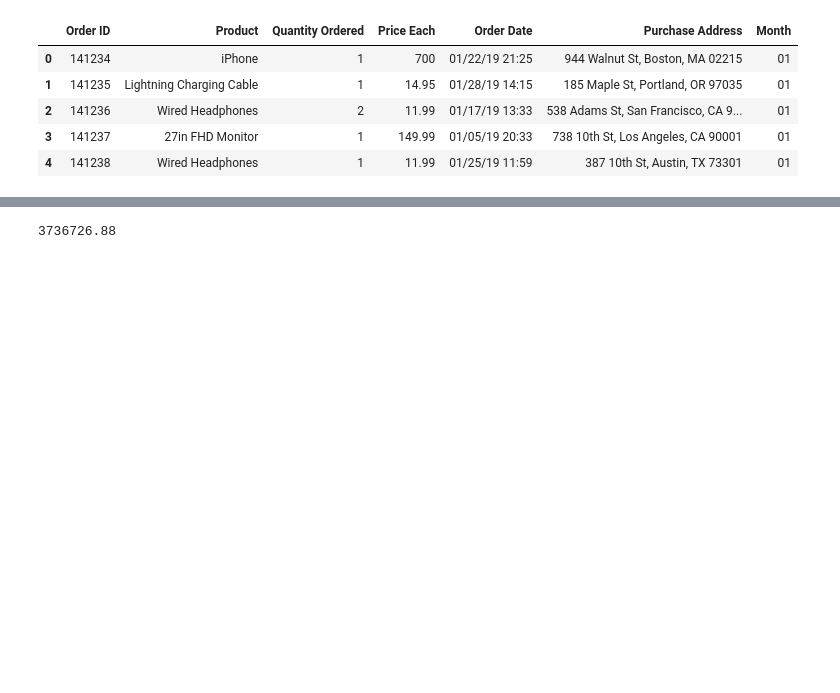
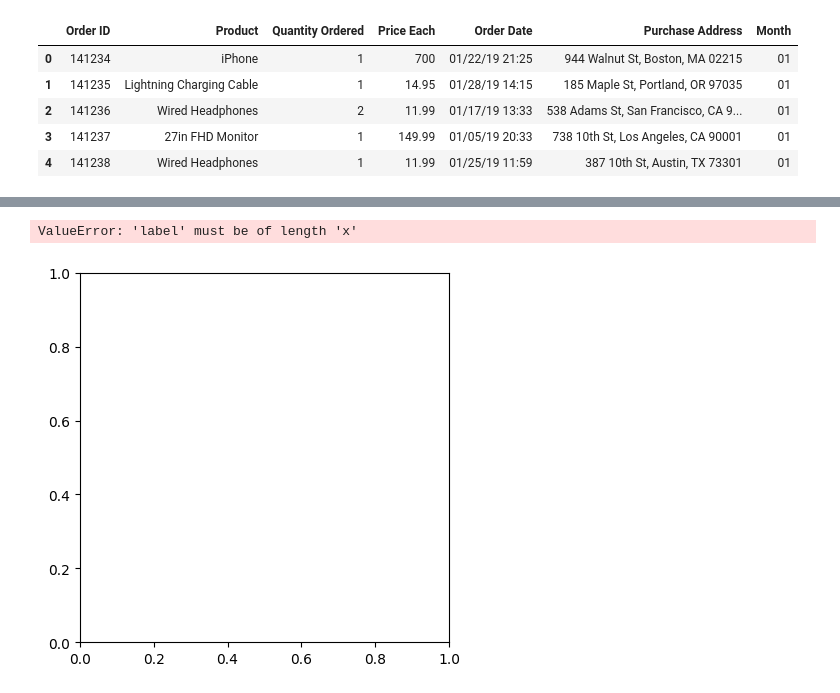
Before and after one commit to nguynlb/DataScience, a Jupyter notebook: Pandas/CommercialAnalytics.ipynb, the cells around one changed output, grey strips where cells are left out. Saved outputs shown, nothing was run; the diff lists cells and outputs as text; code cells hidden in the pictures; blank space fills up the shorter version.

```diff
--- a/Pandas/CommercialAnalytics.ipynb
+++ b/Pandas/CommercialAnalytics.ipynb
@@ -165,6 +165,6 @@ temp.head()
 | 3 | 141237 | 27in FHD Monitor | 1 | 149.99 | 149.99 | 01/05/19 20:33 | 738 10th St, Los Angeles, CA 90001 | 01 |
 | 4 | 141238 | Wired Headphones | 1 | 11.99 | 11.99 | 01/25/19 11:59 | 387 10th St, Austin, TX 73301 | 01 |
 # %%
-temp.groupby("Month").sum()["Sales"].max()
+Sales = temp.groupby("Month").sum()["Sales"]
-# %% [output]
-3736726.88
+# %%
+Month = [i for i in range(1, 13)]
@@ -170,0 +173,5 @@ temp.groupby("Month").sum()["Sales"].max()
+# %%
+plt.pie(Sales, labels=Month);
+# %% [output]
+ValueError: 'label' must be of length 'x'
+[figure, added]
```
Also changed, not shown: parts of 1 cell of this notebook, 5 other files.
